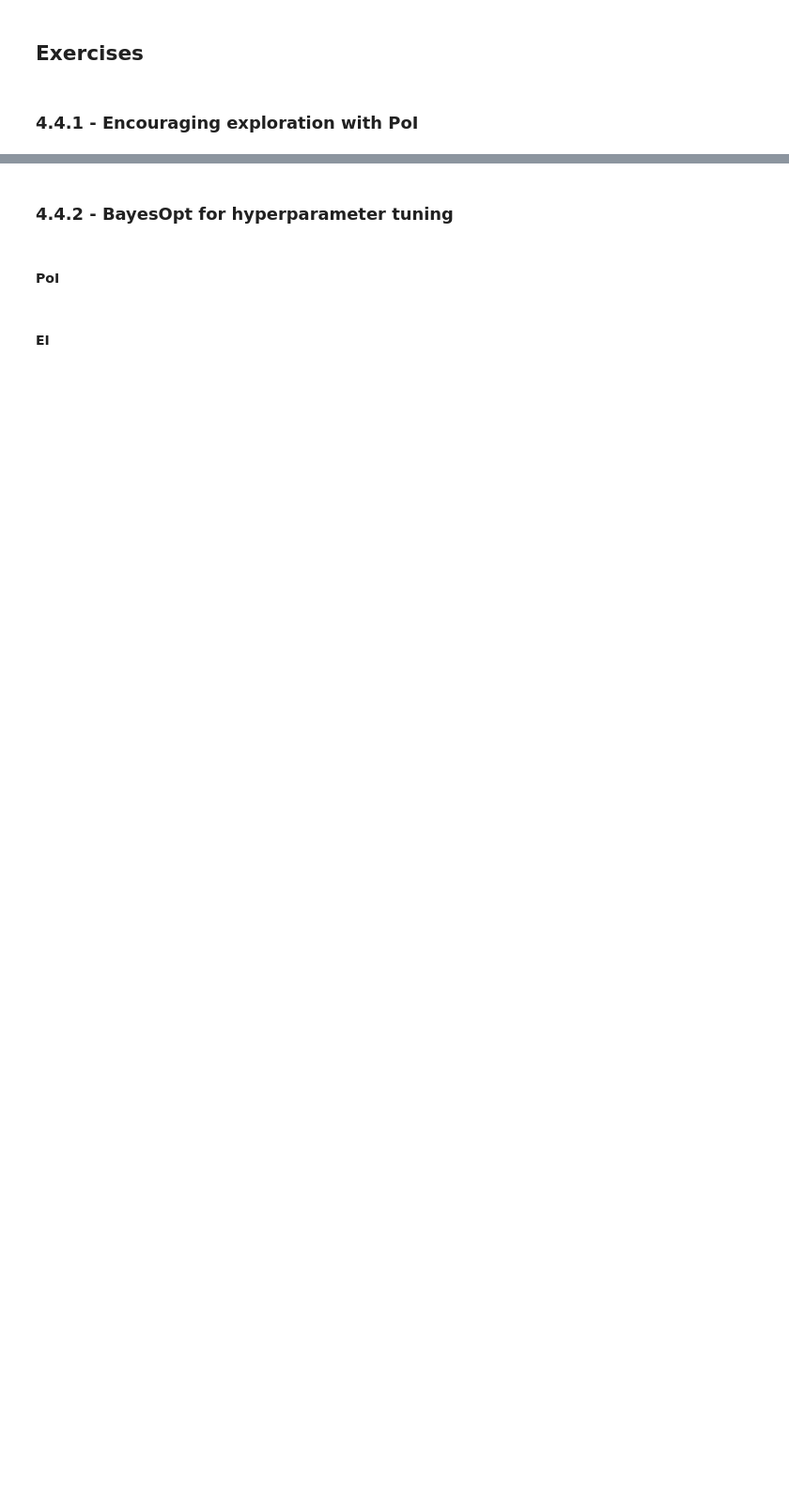
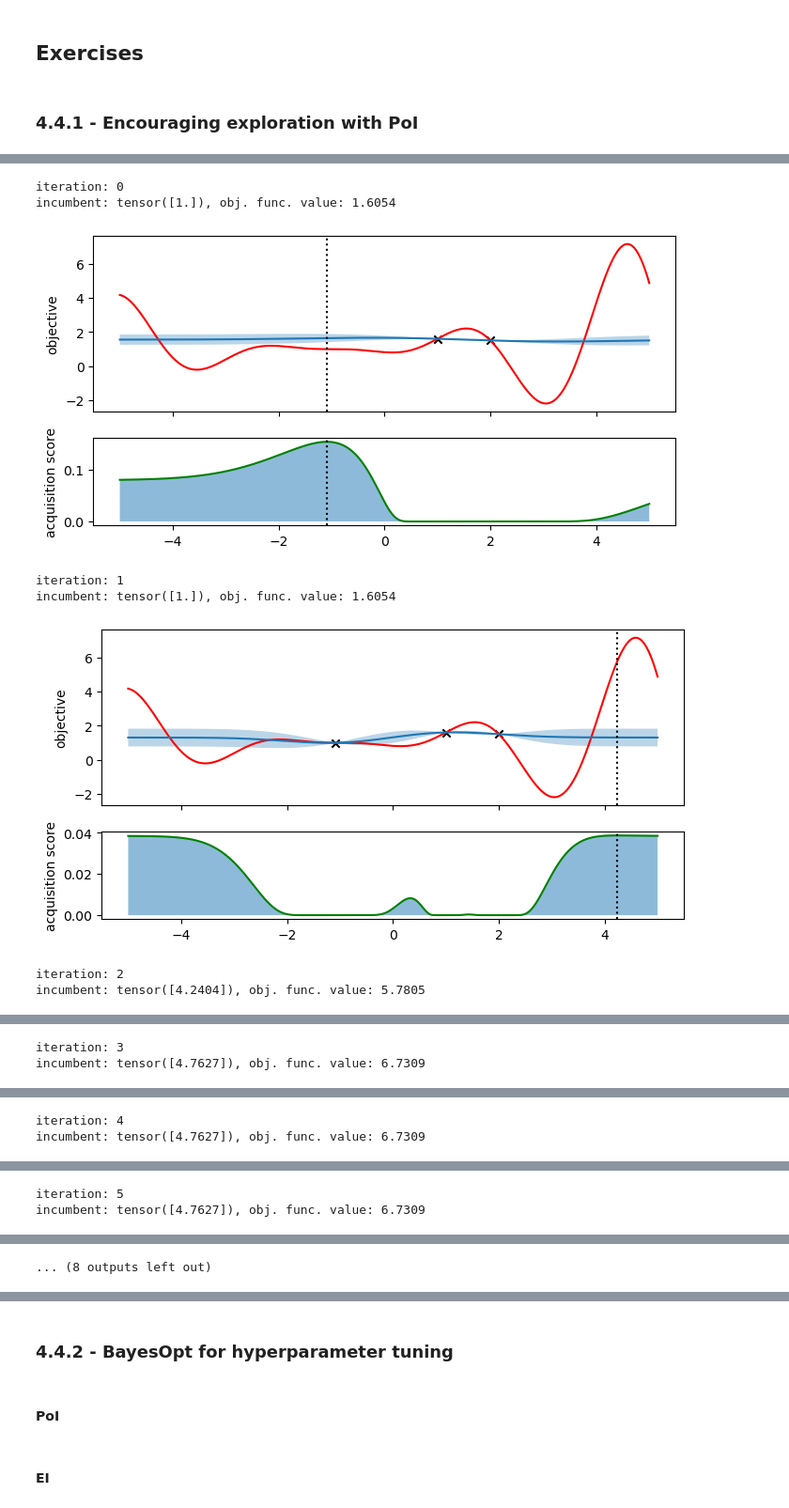
Before and after one commit to GStechschulte/books-with-code, a Jupyter notebook: bayes_opt/ch_4_exercises.ipynb, the cells around one changed output, grey strips where cells are left out. Shown at 94% size. Saved outputs shown, nothing was run; the diff lists cells and outputs as text; code cells hidden in the pictures; blank space fills up the shorter version.

```diff
--- a/bayes_opt/ch_4_exercises.ipynb
+++ b/bayes_opt/ch_4_exercises.ipynb
@@ -24,6 +24,9 @@ def forrester_1d(x):
 bound = 5
 xs = torch.linspace(-bound, bound, bound * 100 + 1).unsqueeze(1)
 ys = forrester_1d(xs)
+
+# boundary of our search space
+bounds = torch.tensor([[-bound * 1.0], [bound * 1.0]])
 # %%
 class GPModel(gpytorch.models.ExactGP, botorch.models.gpytorch.GPyTorchModel):
     num_outputs = 1
@@ -82,32 +87,42 @@ for i in range(num_queries):
 # %%
 num_queries = 10
 epsilon_pct = 0.1
 for i in range(num_queries):
     print(f"iteration: {i}")
     print(f"incumbent: {train_x[train_y.argmax()]}, obj. func. value: {train_y.max():.4f}")
 
     data = GPData(train_x, train_y, xs, ys)
 
     # run training loop to fit the GP
     model, likelihood = fit_gp_model(GPModel, data)
 
     # compute acquisition scores and get next point
     policy = botorch.acquisition.analytic.ProbabilityOfImprovement(
         model, best_f=train_y.max() * (1 + epsilon_pct) # add epsilon % to the best observed value
     )
+
     next_x, acq_score = botorch.optim.optimize_acqf(
         policy,
-        bounds=torch.tensor([[-bound * 1.0], [bound * 1.0]]),
+        bounds=bounds,
         q=1,
-        num_restarts=20,
-        raw_samples=50
+        num_restarts=40,
+        raw_samples=100
     )
 
     # visualization
     visualize_gp_belief_and_policy(model, likelihood, data, policy, next_x)
 
     # evaluate obj. func. at next_x and update training data
     next_y = forrester_1d(next_x)
 
     train_x = torch.cat([train_x, next_x])
     train_y = torch.cat([train_y, next_y])
+# %% [output]
+iteration: 0
+incumbent: tensor([1.]), obj. func. value: 1.6054
+[figure, added]
+iteration: 1
+incumbent: tensor([1.]), obj. func. value: 1.6054
+[figure, added]
+iteration: 2
+incumbent: tensor([4.2404]), obj. func. value: 5.7805
@@ -113,0 +130,2 @@ for i in range(num_queries):
+iteration: 3
+incumbent: tensor([4.7627]), obj. func. value: 6.7309
@@ -113,0 +133,2 @@ for i in range(num_queries):
+iteration: 4
+incumbent: tensor([4.7627]), obj. func. value: 6.7309
@@ -113,0 +136,2 @@ for i in range(num_queries):
+iteration: 5
+incumbent: tensor([4.7627]), obj. func. value: 6.7309
@@ -113,0 +139 @@ for i in range(num_queries):
+... (8 outputs left out)
```
Also changed, not shown: parts of 14 cells of this notebook.
